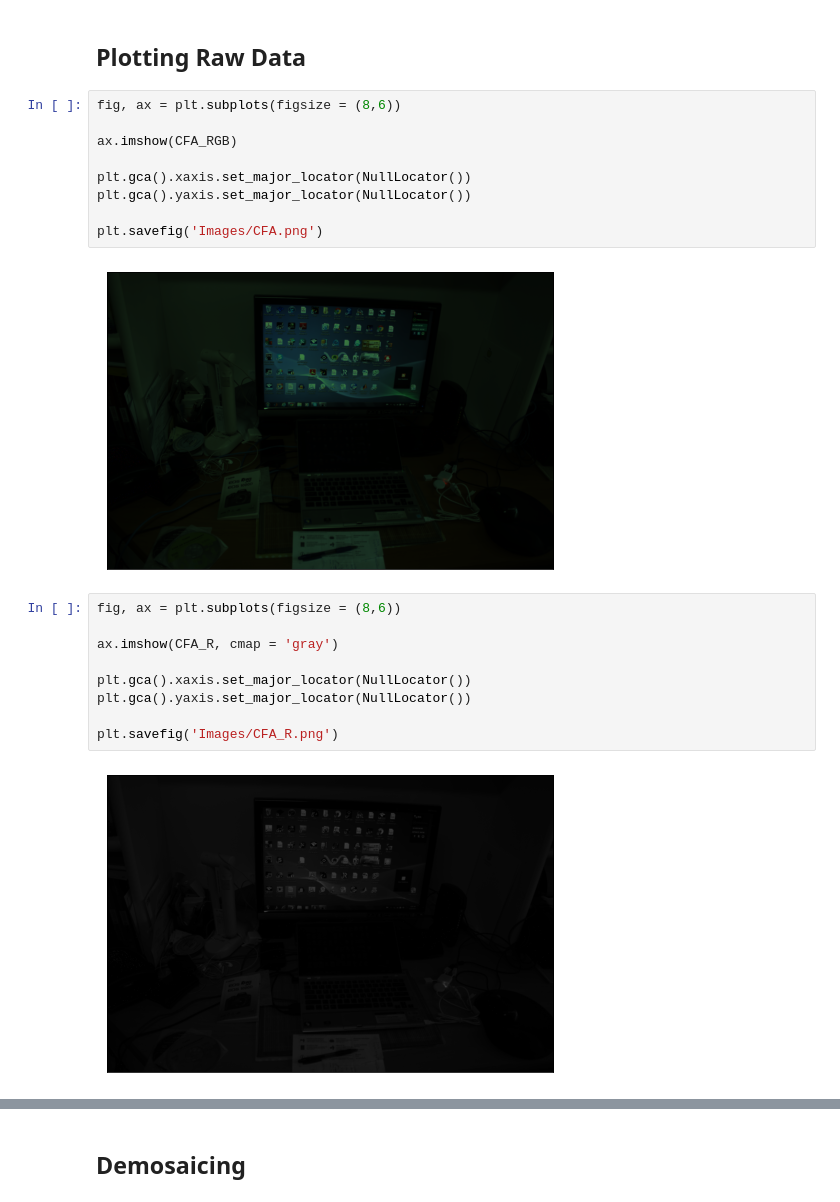
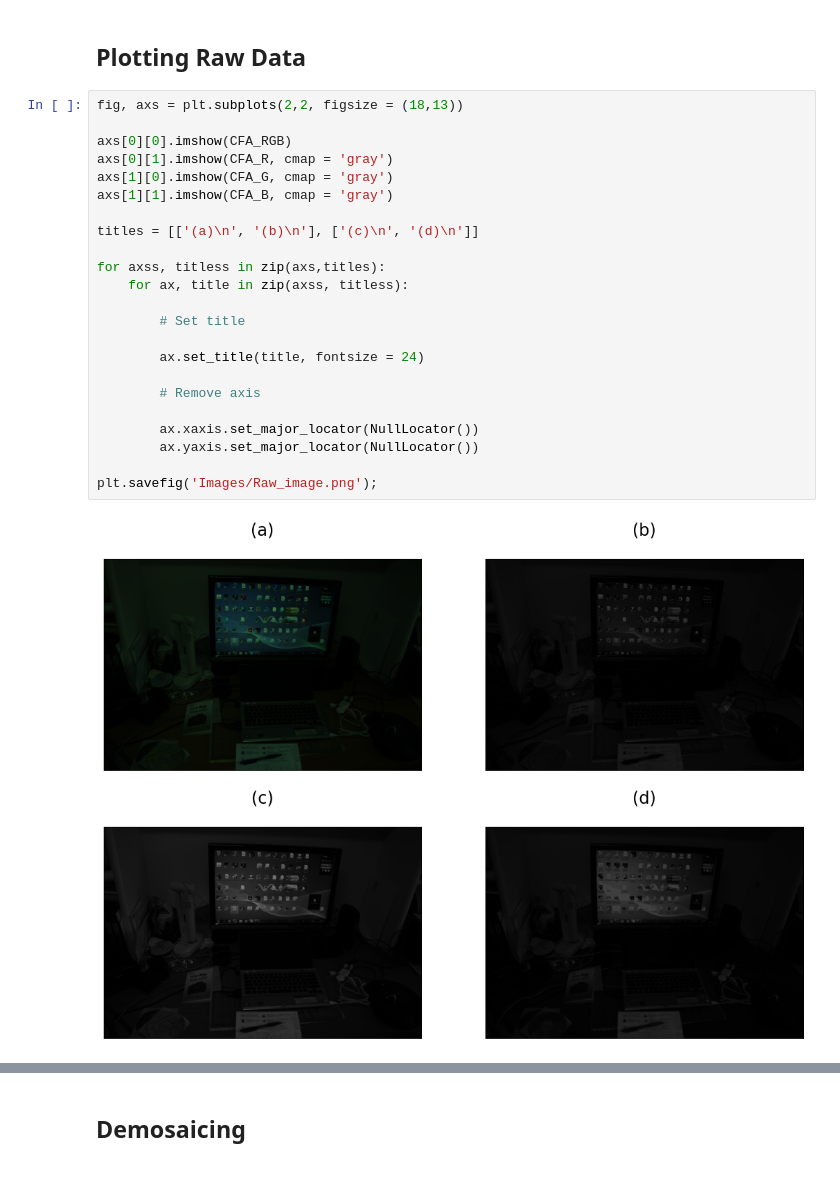
Before and after one commit to GuilhermeTorresMarquesVidal/Assignment_1_Comp_Photography-Image_RAW_Decding, a Jupyter notebook: FC1.ipynb, the cells around one changed output, grey strips where cells are left out. Drawn from its saved outputs; the diff is of its cells as text.

```diff
--- a/FC1.ipynb
+++ b/FC1.ipynb
@@ -57,26 +57,29 @@ CFA_B = CFA_B.astype(int)
 CFA_RGB = united(CFA_R, CFA_G, CFA_B).astype(int)
 # %% [markdown]
 ## Plotting Raw Data
-# %%
-fig, ax = plt.subplots(figsize = (8,6))
-
-ax.imshow(CFA_RGB)
-
-plt.gca().xaxis.set_major_locator(NullLocator())
-plt.gca().yaxis.set_major_locator(NullLocator())
-
-plt.savefig('Images/CFA.png')
-# %% [output]
-[figure, removed]
-# %%
-fig, ax = plt.subplots(figsize = (8,6))
-
-ax.imshow(CFA_R, cmap = 'gray')
-
-plt.gca().xaxis.set_major_locator(NullLocator())
-plt.gca().yaxis.set_major_locator(NullLocator())
-
-plt.savefig('Images/CFA_R.png')
-# %% [output]
-[figure, removed]
+# %%
+fig, axs = plt.subplots(2,2, figsize = (18,13))
+
+axs[0][0].imshow(CFA_RGB)
+axs[0][1].imshow(CFA_R, cmap = 'gray')
+axs[1][0].imshow(CFA_G, cmap = 'gray')
+axs[1][1].imshow(CFA_B, cmap = 'gray')
+
+titles = [['(a)\n', '(b)\n'], ['(c)\n', '(d)\n']]
+
+for axss, titless in zip(axs,titles):
+    for ax, title in zip(axss, titless):
+
+        # Set title
+
+        ax.set_title(title, fontsize = 24)
+
+        # Remove axis
+
+        ax.xaxis.set_major_locator(NullLocator())
+        ax.yaxis.set_major_locator(NullLocator())
+
+plt.savefig('Images/Raw_image.png');
+# %% [output]
+[figure, added]
 # %%
```
Also changed, not shown: parts of 17 cells of this notebook, 23 other files.
